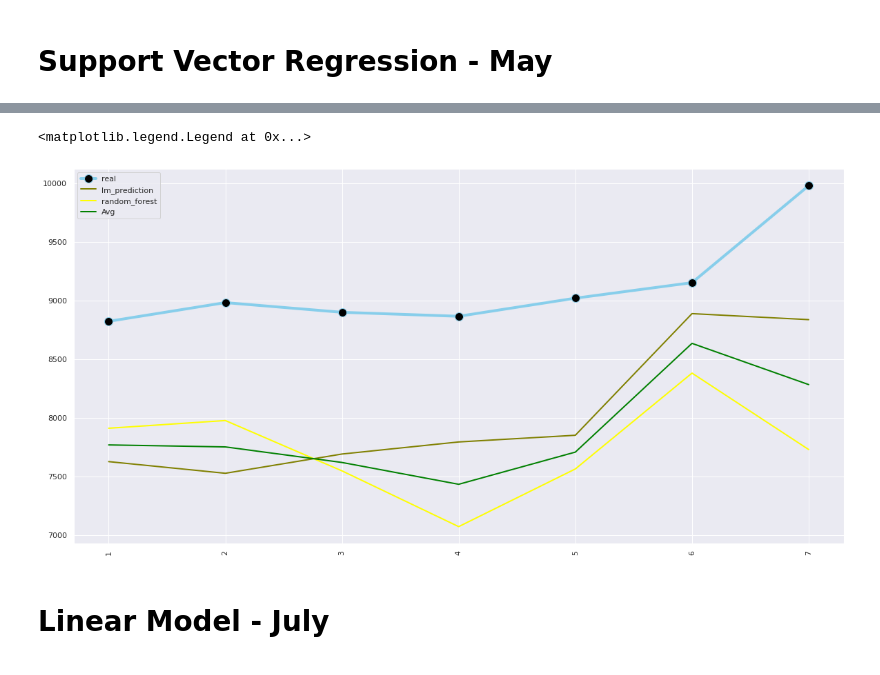
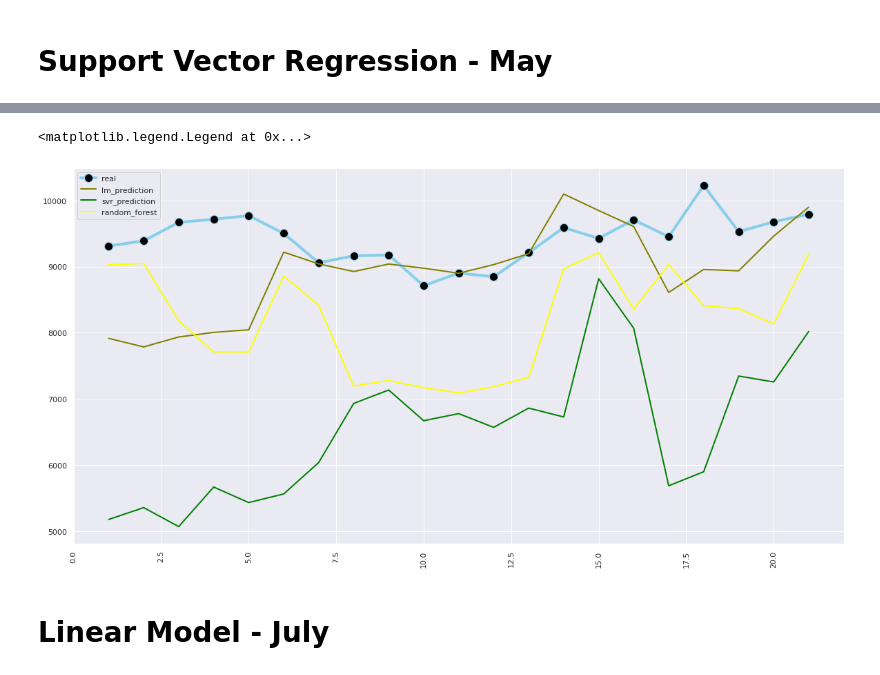
Before and after one commit to DonaldTurton/iLab2, a Jupyter notebook: Modelling_3 weeks.ipynb, the cells around one changed output, grey strips where cells are left out. Drawn from its saved outputs; the diff is of its cells as text; code cells hidden in the pictures.

```diff
--- a/Modelling_3 weeks.ipynb
+++ b/Modelling_3 weeks.ipynb
@@ -388,7 +454,7 @@ strong multicollinearity or other numerical problems.
 # %%
 # Predict the model on the x_test data
 y_pred_may = pd.DataFrame(model.predict(x_test_may))
-y_pred_may['index'] = range(1,8)
+y_pred_may['index'] = range(1,22)
 # %%
 y_pred_may
 # %% [output]
@@ -403,3 +478,3 @@ y_pred_may
 # %%
-y_test_may = pd.DataFrame(y_test_may)[0:7]
-y_test_may['index'] = range(1,8)
+y_test_may = pd.DataFrame(y_test_may)[0:21]
+y_test_may['index'] = range(1,22)
@@ -471,7 +544,7 @@ lasso = lasso_regressor.fit(x_train_may, y_train_may)
 # %%
 # Predict the model on the x_test data
 y_pred_may_lasso = pd.DataFrame(lasso.predict(x_test_may))
-y_pred_may_lasso['index'] = range(1,8)
+y_pred_may_lasso['index'] = range(1,22)
 # %%
 y_pred_may_lasso
 # %% [output]
@@ -566,7 +637,7 @@ y_pred_may_svr = sc_y.inverse_transform(y_pred_may_svr)
 
 
 y_pred_may_svr = pd.DataFrame(y_pred_may_svr)
-y_pred_may_svr['index'] = range(1,8)
+y_pred_may_svr['index'] = range(1,22)
 y_pred_may_svr
 # %% [output]
 |  | 0 | index |
@@ -613,17 +675,17 @@ merge_may
 # %%
 # Plot the predicted vs actual in matplot lib
 import matplotlib.pyplot as plt
 plt.plot( 'index', 'real', data=merge_may, marker='o', markerfacecolor='black', markersize=12, color='skyblue', linewidth=4)
 plt.plot( 'index', 'lm_prediction', data=merge_may, marker='', color='olive', linewidth=2)
 #plt.plot( 'index', 'lasso_prediction', data=merge_may, marker='', color='red', linewidth=2)
-#plt.plot( 'index', 'svr_prediction', data=merge_may, marker='', color='green', linewidth=2)
+plt.plot( 'index', 'svr_prediction', data=merge_may, marker='', color='green', linewidth=2)
 plt.plot( 'index', 'random_forest', data=merge_may, marker='', color='yellow', linewidth=2)
-plt.plot( 'index', 'Avg', data=merge_may, marker='', color='green', linewidth=2)
+#plt.plot( 'index', 'Avg', data=merge_may, marker='', color='green', linewidth=2)
 plt.xticks(rotation='vertical')
 plt.legend()
 # %% [output]
 <matplotlib.legend.Legend at 0x...>
-[figure, old version]
+[figure, new version]
 # %% [markdown]
 # Linear Model - July
 # %%
```
Also changed, not shown: parts of 66 cells of this notebook.
